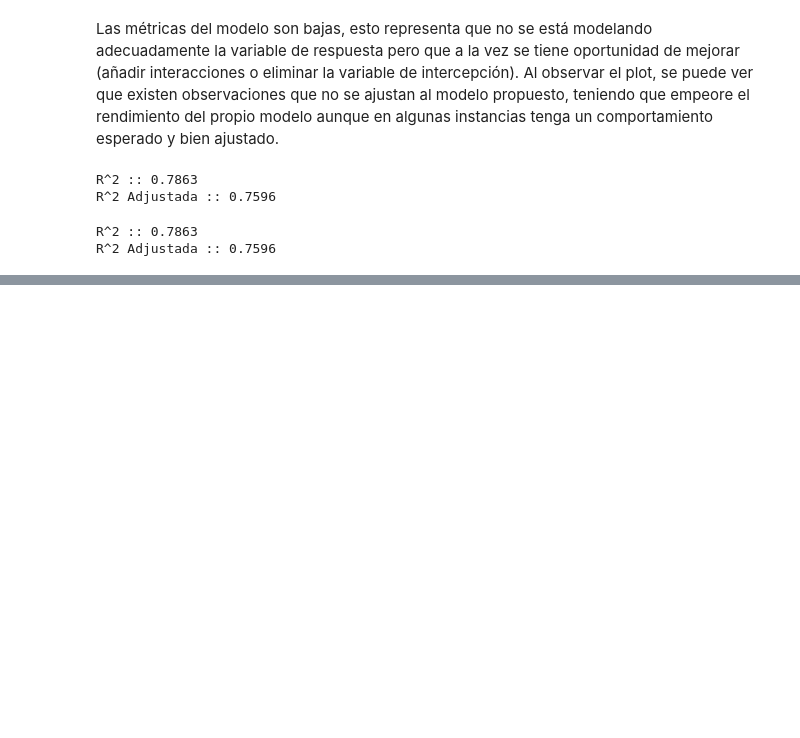
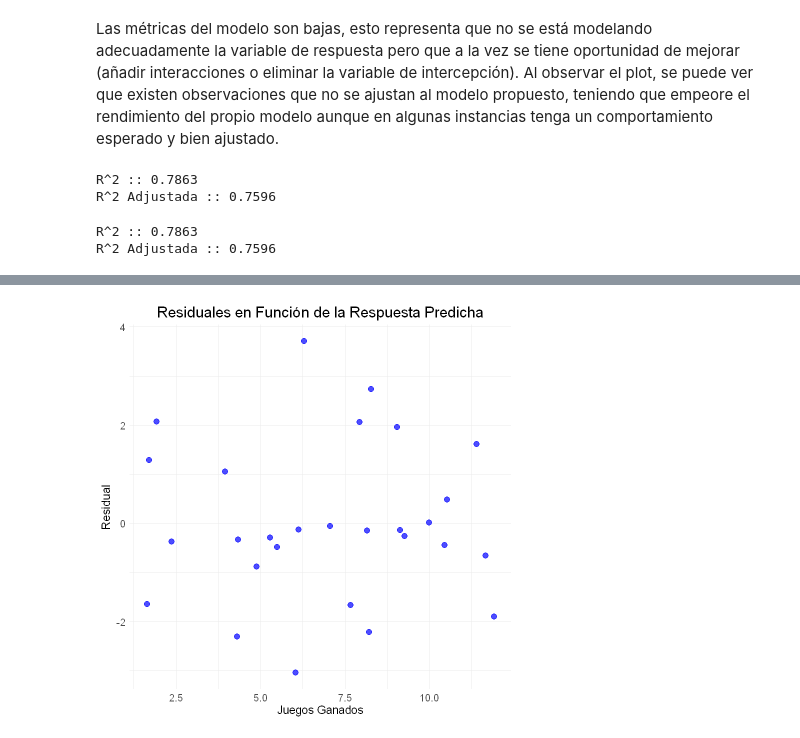
Before and after one commit to alexisuaguilaru/EstadisticaMultivariada, a Jupyter notebook: RegresionMultiple/Tareas/Tarea_01_r.ipynb, the cells around one changed output, grey strips where cells are left out. Cells and saved outputs as stored; diff of their text form; code cells hidden in the pictures; blank space fills up the shorter version.

```diff
--- a/RegresionMultiple/Tareas/Tarea_01_r.ipynb
+++ b/RegresionMultiple/Tareas/Tarea_01_r.ipynb
@@ -381,0 +441,34 @@ PlotExpectedEstimate(LinearModel,DatasetFutbol$y)
+# %%
+PlotPredictResiduals <- function(
+    LinearModel,
+    TargetName
+)
+{
+    PlotData <- data.frame(
+        Fitted = fitted(LinearModel),
+        Residuals = residuals(LinearModel)
+    )
+
+
+    plot <- ggplot(PlotData,aes(x=Fitted,y=Residuals)) +
+        geom_point(alpha=0.7,color='blue',size=3) +
+        labs(
+            title = 'Residuales en Función de la Respuesta Predicha',
+            x = TargetName,
+            y = 'Residual'
+        ) +
+        theme_minimal() +
+        theme(
+            plot.title = element_text(hjust=0.5,size=18),
+            axis.text = element_text(size=12),
+            axis.title = element_text(size=14)
+        )
+
+    return(plot)
+}
+# %%
+# Plot
+
+PlotPredictResiduals(LinearModel,'Juegos Ganados')
+# %% [output]
+[figure, added]
```
Also changed, not shown: parts of 12 cells of this notebook, 2 other files.
